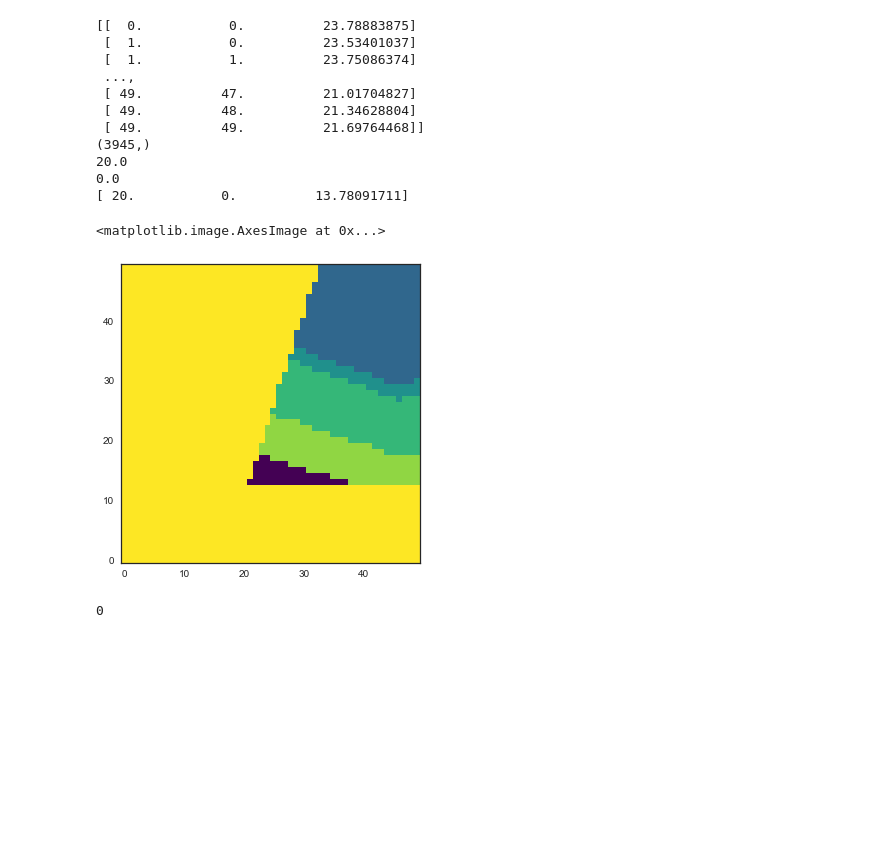
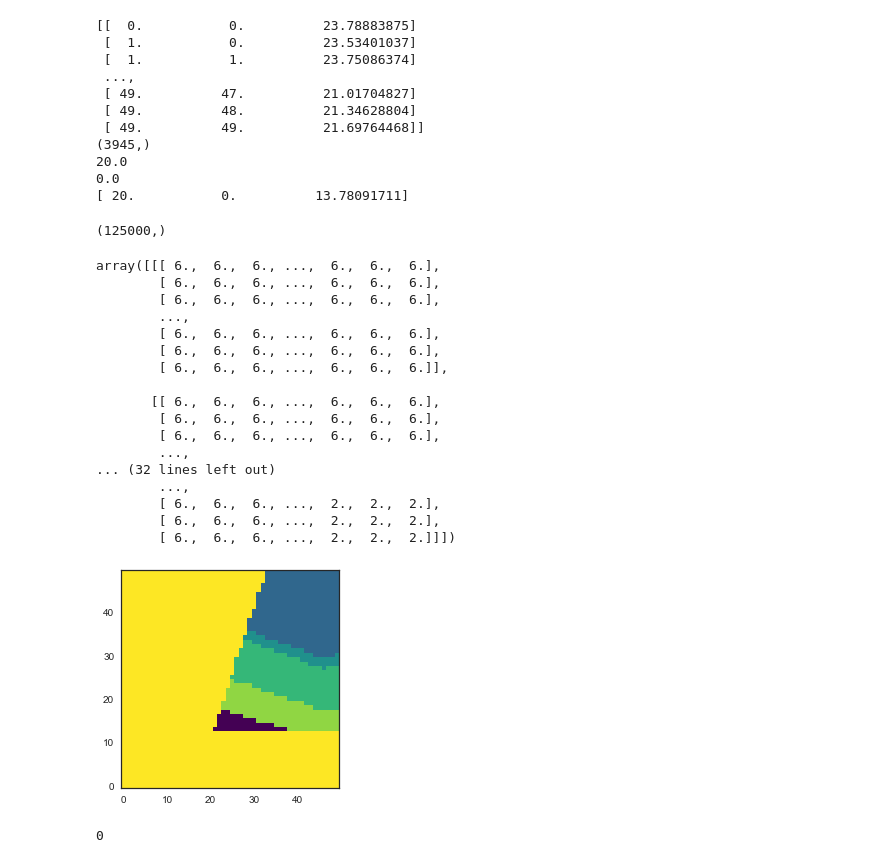
Before and after one commit to nre-aachen/Theses, a Jupyter notebook: Risk analysis/Notebooks/3D case.ipynb, the cells around one changed output. Drawn from its saved outputs; the diff is of its cells as text; code cells hidden in the pictures; blank space fills up the shorter version.

```diff
--- a/Risk analysis/Notebooks/3D case.ipynb
+++ b/Risk analysis/Notebooks/3D case.ipynb
@@ -159,6 +159,10 @@ print(res[1616])
 20.0
 0.0
 [ 20.           0.          13.78091711]
+# %%
+lith_block.shape
+# %% [output]
+(125000,)
 # %%
 lith_block[fault_block.astype(bool)] = 6
 lith_block2 = lith_block.reshape(50,50,50)
@@ -168,9 +172,26 @@ lith_block2[:,:,:min(z)] = 6
 #hoz.shape
 # %%
 plt.imshow(lith_block2[:,25,:].T, origin='lower', cmap='viridis')
+lith_block2
 # %% [output]
-<matplotlib.image.AxesImage at 0x...>
+array([[[ 6.,  6.,  6., ...,  6.,  6.,  6.],
+        [ 6.,  6.,  6., ...,  6.,  6.,  6.],
+        [ 6.,  6.,  6., ...,  6.,  6.,  6.],
+        ...,
+        [ 6.,  6.,  6., ...,  6.,  6.,  6.],
+        [ 6.,  6.,  6., ...,  6.,  6.,  6.],
+        [ 6.,  6.,  6., ...,  6.,  6.,  6.]],
+
+       [[ 6.,  6.,  6., ...,  6.,  6.,  6.],
+        [ 6.,  6.,  6., ...,  6.,  6.,  6.],
+        [ 6.,  6.,  6., ...,  6.,  6.,  6.],
+        ...,
+... (32 lines left out)
+        ...,
+        [ 6.,  6.,  6., ...,  2.,  2.,  2.],
+        [ 6.,  6.,  6., ...,  2.,  2.,  2.],
+        [ 6.,  6.,  6., ...,  2.,  2.,  2.]]])
-[figure, old version]
+[figure, new version]
 # %%
 counter = 0
 for i in lith_block:
```
Also changed, not shown: parts of 11 cells of this notebook.
